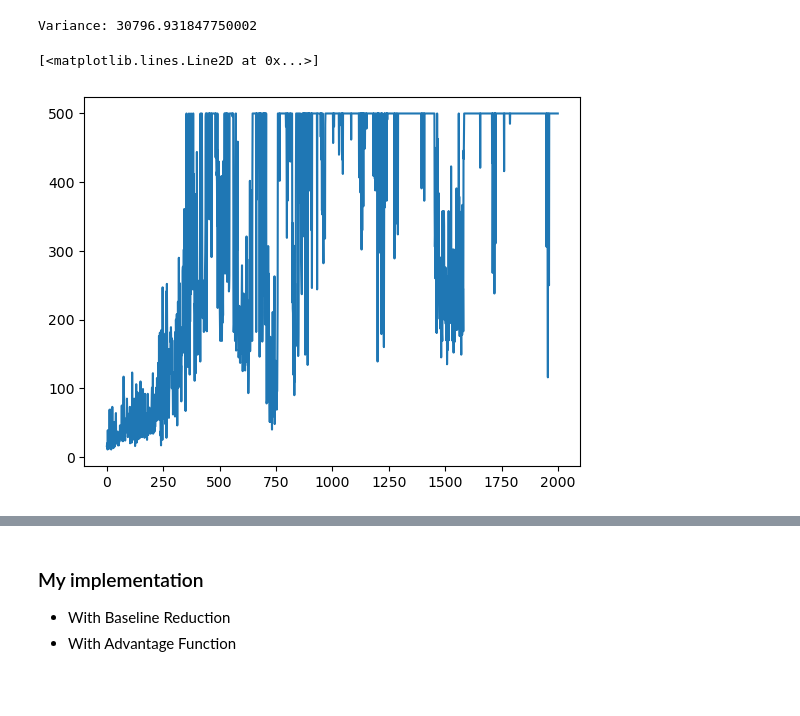
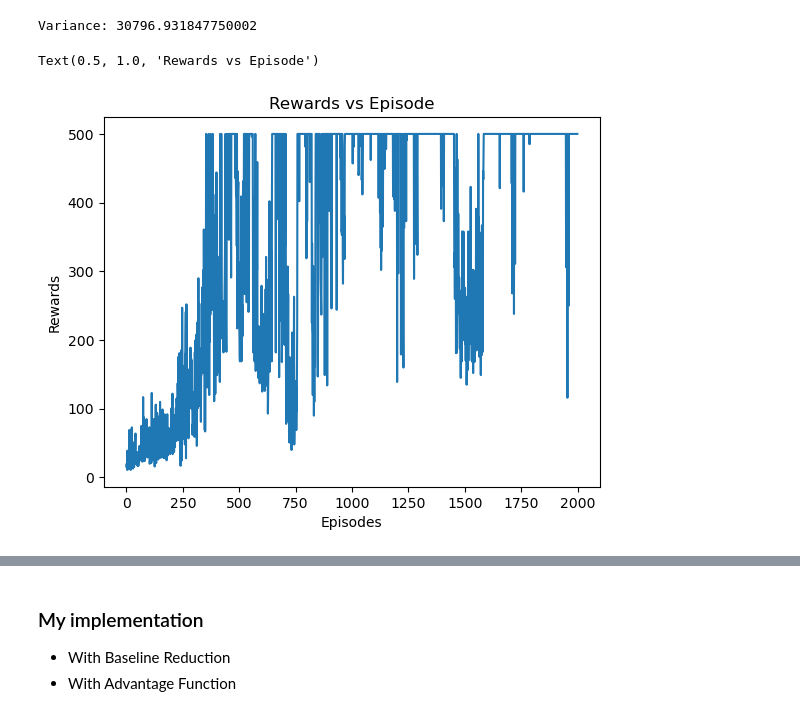
Before and after one commit to biditsadhukhan/reinforcement_learning, a Jupyter notebook: policy-code/policy.ipynb, the cells around one changed output, grey strips where cells are left out. Saved outputs shown, nothing was run; the diff lists cells and outputs as text; code cells hidden in the pictures; blank space fills up the shorter version.

Commit message:
added the plots

```diff
--- a/policy-code/policy.ipynb
+++ b/policy-code/policy.ipynb
@@ -177,11 +177,14 @@ Variance: 30796.931847750002
 # %%
 %matplotlib inline
 import matplotlib.pyplot as plt
 
 plt.plot(episode_rewards)
+plt.xlabel("Episodes")
+plt.ylabel("Rewards")
+plt.title("Rewards vs Episode")
 # %% [output]
-[<matplotlib.lines.Line2D at 0x...>]
+Text(0.5, 1.0, 'Rewards vs Episode')
-[figure, old version]
+[figure, new version]
 # %%
 import glob
 
```
Also changed, not shown: parts of 6 cells of this notebook.
